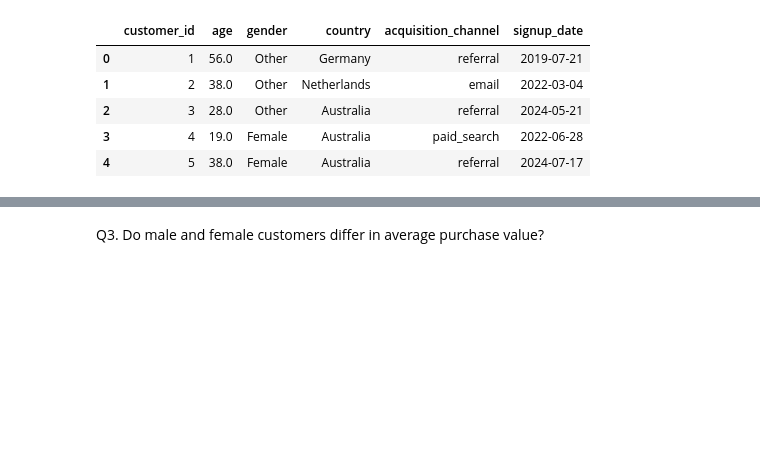
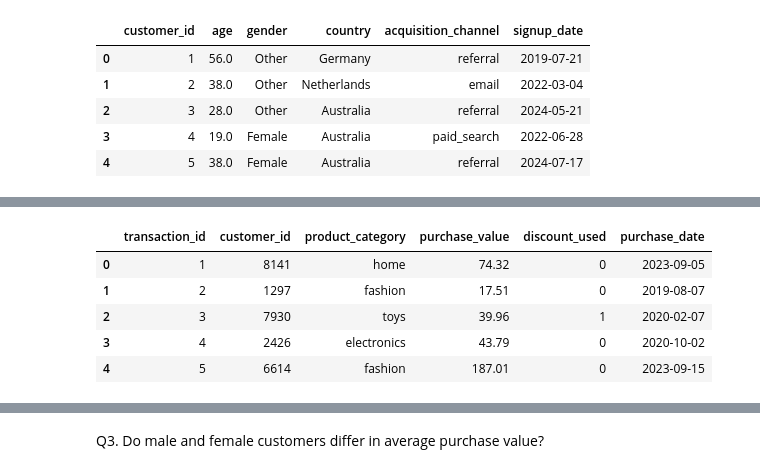
Before and after one commit to ledagale27/Mayerfeld_Hw2, a Jupyter notebook: hw_2_project (1).ipynb, the cells around one changed output, grey strips where cells are left out. Cells and saved outputs as stored; diff of their text form; code cells hidden in the pictures; blank space fills up the shorter version.

```diff
--- a/hw_2_project (1).ipynb
+++ b/hw_2_project (1).ipynb
@@ -91,0 +125,9 @@ Q2. Do discounted purchases differ in average value from non-discounted purchase
+# %%
+transactions.head()
+# %% [output]
+|  | transaction_id | customer_id | product_category | purchase_value | discount_used | purchase_date |
+| 0 | 1 | 8141 | home | 74.32 | 0 | 2023-09-05 |
+| 1 | 2 | 1297 | fashion | 17.51 | 0 | 2019-08-07 |
+| 2 | 3 | 7930 | toys | 39.96 | 1 | 2020-02-07 |
+| 3 | 4 | 2426 | electronics | 43.79 | 0 | 2020-10-02 |
+| 4 | 5 | 6614 | fashion | 187.01 | 0 | 2023-09-15 |
```
Also changed, not shown: parts of 10 cells of this notebook.
